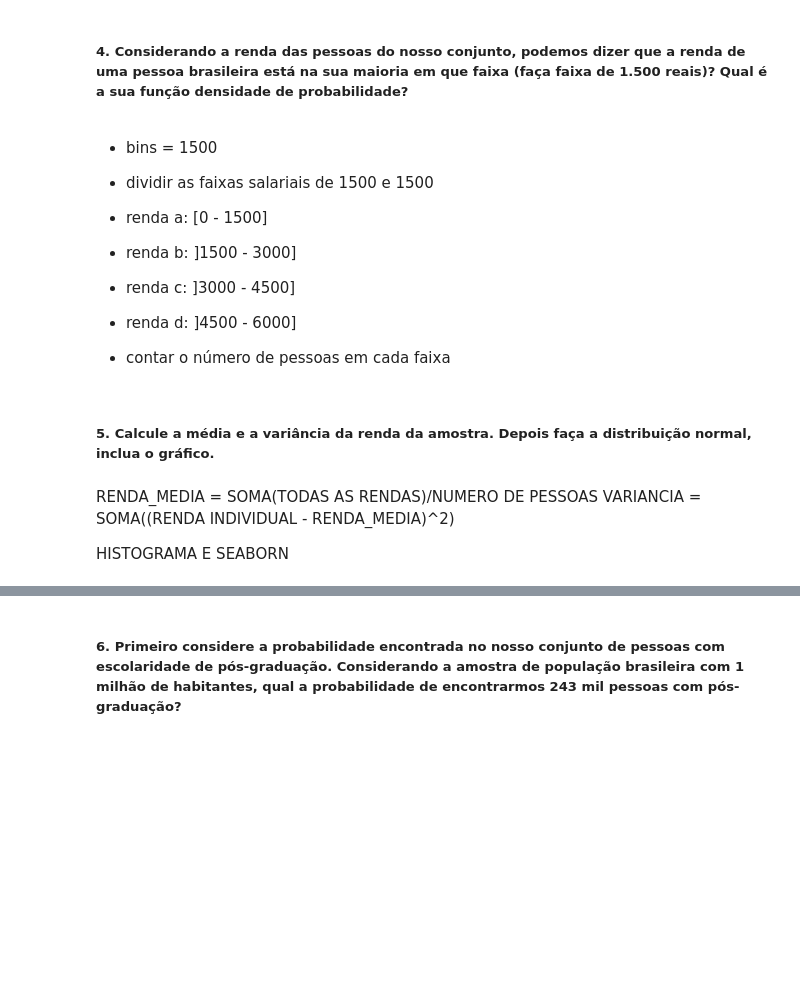
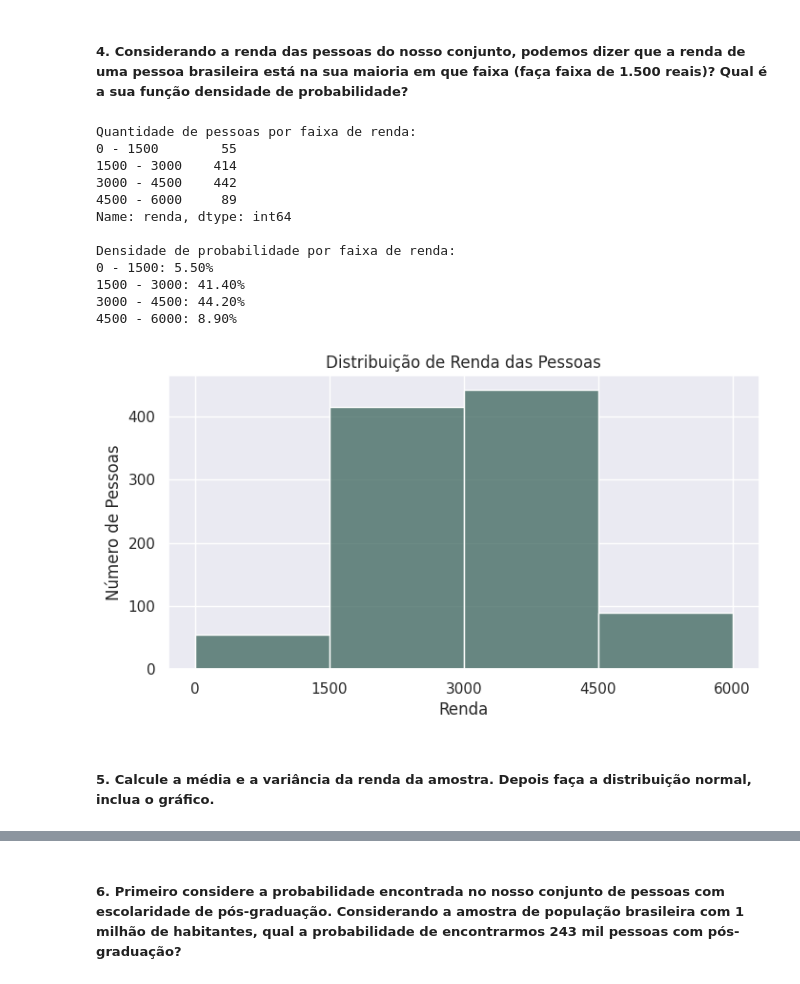
Before and after one commit to adhalya/estatistica_probabilidade_e_amostragem, a Jupyter notebook: DESAFIO_Probabilidade_e_Amostragem.ipynb, the cells around one changed output, grey strips where cells are left out. Cells and saved outputs as stored; diff of their text form; code cells hidden in the pictures; blank space fills up the shorter version.

```diff
--- a/DESAFIO_Probabilidade_e_Amostragem.ipynb
+++ b/DESAFIO_Probabilidade_e_Amostragem.ipynb
@@ -92,18 +111,57 @@ PCOMPLEMENTAR * PCOMPLEMENTAR * PCOMPLEMENTAR * PCOMPLEMENTAR * PEFETIVA
 # %% [markdown]
 ##### 4. Considerando a renda das pessoas do nosso conjunto, podemos dizer que a renda de uma pessoa brasileira está na sua maioria em que faixa (faça faixa de 1.500 reais)? Qual é a sua função densidade de probabilidade?
-# %% [markdown]
-- bins = 1500
-- dividir as faixas salariais de 1500 e 1500
-
-- renda a: [0 - 1500]
-- renda b: ]1500 - 3000]
-- renda c: ]3000 - 4500]
-- renda d: ]4500 - 6000]
-- contar o número de pessoas em cada faixa
+# %%
+# Definindo as faixas salariais
+faixas_salariais = [0, 1500, 3000, 4500, 6000]
+
+# Rotulando as faixas salariais
+rotulos_faixas = ["0 - 1500", "1500 - 3000", "3000 - 4500", "4500 - 6000"]
+
+# Destacando pessoas por faixa de renda
+salario = pd.cut(df["renda"], bins=faixas_salariais, labels=rotulos_faixas, right=False)
+
+# Contando o número de pessoas em cada faixa salarial
+contagem_faixas_salariais = salario.value_counts().sort_index()
+print("Quantidade de pessoas por faixa de renda:")
+print(f"{contagem_faixas_salariais}")
+
+densidade_probabilidade = contagem_faixas_salariais / total_pessoas
+
+# Impressão dos dados de densidade
+print("\nDensidade de probabilidade por faixa de renda:")
+for faixa, densidade in zip(rotulos_faixas, densidade_probabilidade):
+    print(f"{faixa}: {densidade:.2%}")
+
+# Configurando o estilo do seaborn
+sns.set_theme()
+
+# Plotando o histograma das faixas salariais
+plt.figure(figsize=(8, 4))
+sns.histplot(df["renda"], bins=faixas_salariais, kde=False, color="#3b655c")
+
+# Definindo os rótulos dos eixos e o título do gráfico
+plt.xlabel("Renda")
+plt.ylabel("Número de Pessoas")
+plt.title("Distribuição de Renda das Pessoas")
+
+# Definindo os rótulos do eixo x para as faixas salariais
+plt.xticks(faixas_salariais)
+
+# Exibindo o histograma
+plt.show()
+# %% [output]
+Quantidade de pessoas por faixa de renda:
+0 - 1500        55
+1500 - 3000    414
+3000 - 4500    442
+4500 - 6000     89
+Name: renda, dtype: int64
+
+Densidade de probabilidade por faixa de renda:
+0 - 1500: 5.50%
+1500 - 3000: 41.40%
+3000 - 4500: 44.20%
+4500 - 6000: 8.90%
+[figure, added]
 # %% [markdown]
 ##### 5. Calcule a média e a variância da renda da amostra. Depois faça a distribuição normal, inclua o gráfico.
-# %% [markdown]
-RENDA_MEDIA = SOMA(TODAS AS RENDAS)/NUMERO DE PESSOAS
-VARIANCIA = SOMA((RENDA INDIVIDUAL - RENDA_MEDIA)^2)
-
-HISTOGRAMA E SEABORN
```
Also changed, not shown: parts of 19 cells of this notebook.
